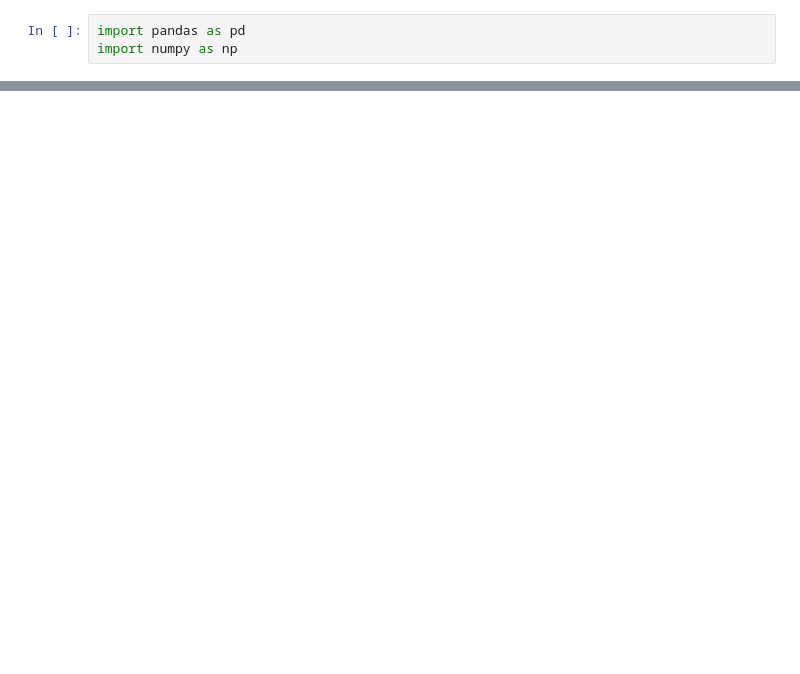
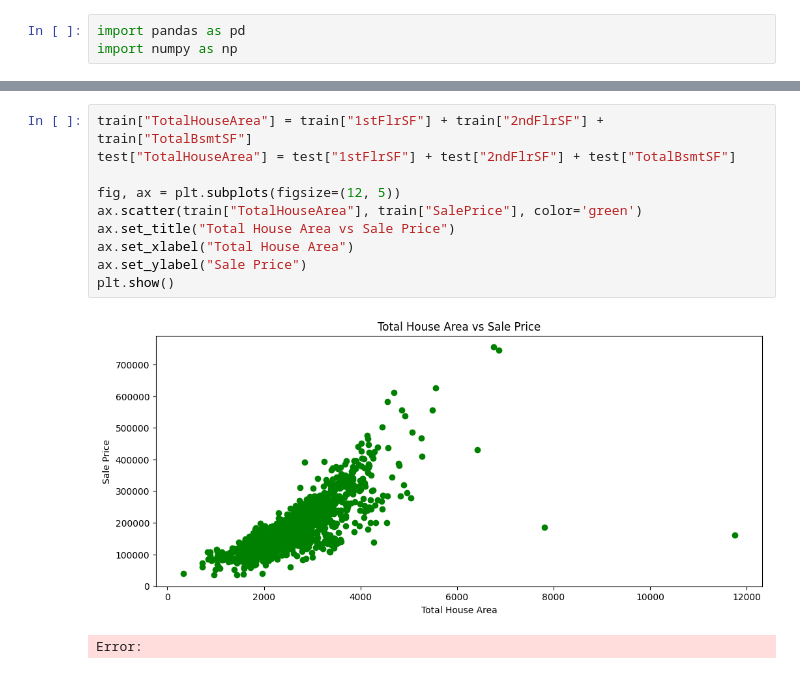
Before and after one commit to BerkayPolat-lab/house-price-prediction, a Jupyter notebook: house_pred.ipynb, the cells around one changed output, grey strips where cells are left out. Saved outputs shown, nothing was run; the diff lists cells and outputs as text; blank space fills up the shorter version.

```diff
--- a/house_pred.ipynb
+++ b/house_pred.ipynb
@@ -87,0 +94,13 @@ ax.legend()
+# %%
+train["TotalHouseArea"] = train["1stFlrSF"] + train["2ndFlrSF"] + train["TotalBsmtSF"]
+test["TotalHouseArea"] = test["1stFlrSF"] + test["2ndFlrSF"] + test["TotalBsmtSF"]
+
+fig, ax = plt.subplots(figsize=(12, 5))
+ax.scatter(train["TotalHouseArea"], train["SalePrice"], color='green')
+ax.set_title("Total House Area vs Sale Price")
+ax.set_xlabel("Total House Area")
+ax.set_ylabel("Sale Price")
+plt.show()
+# %% [output]
+[figure, added]
+Error:
```
Also changed, not shown: parts of 8 cells of this notebook.
